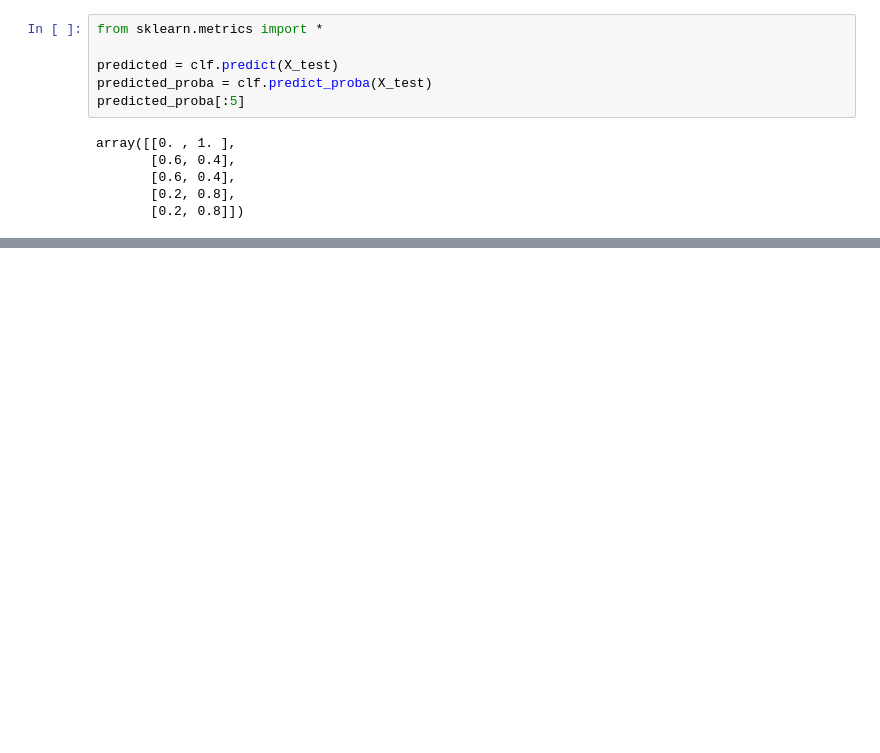
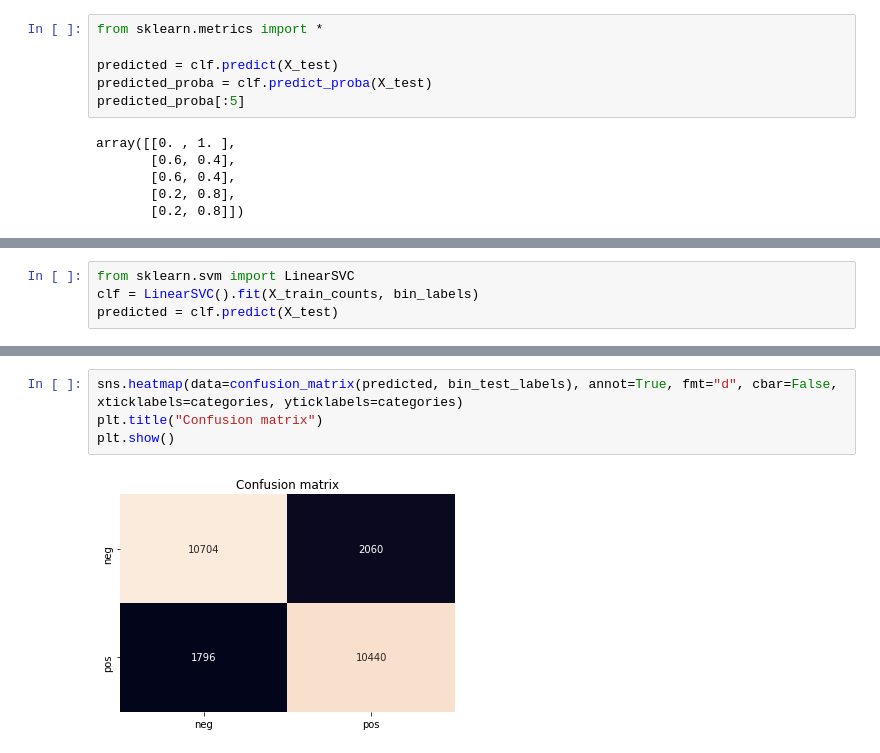
Before and after one commit to DmitryKutsev/ml_hw, a Jupyter notebook: hw2.ipynb, the cells around one changed output, grey strips where cells are left out. Saved outputs shown, nothing was run; the diff lists cells and outputs as text; blank space fills up the shorter version.

```diff
--- a/hw2.ipynb
+++ b/hw2.ipynb
@@ -397,0 +313,4 @@ pyplot.show()
+# %%
+from sklearn.svm import LinearSVC
+clf = LinearSVC().fit(X_train_counts, bin_labels)
+predicted = clf.predict(X_test)
@@ -397,0 +327,6 @@ pyplot.show()
+# %%
+sns.heatmap(data=confusion_matrix(predicted, bin_test_labels), annot=True, fmt="d", cbar=False, xticklabels=categories, yticklabels=categories)
+plt.title("Confusion matrix")
+plt.show()
+# %% [output]
+[figure, added]
```
Also changed, not shown: parts of 44 cells of this notebook.
